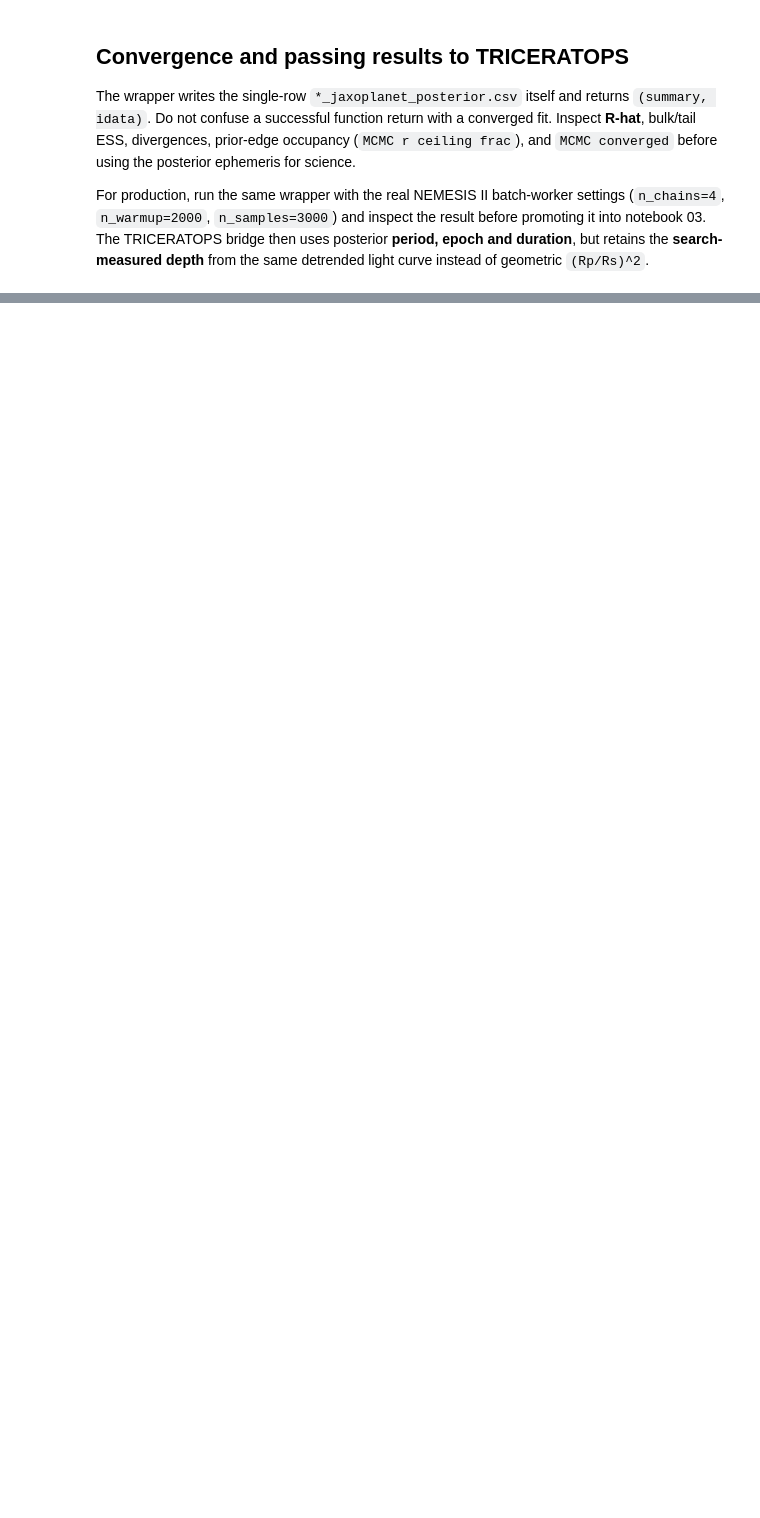
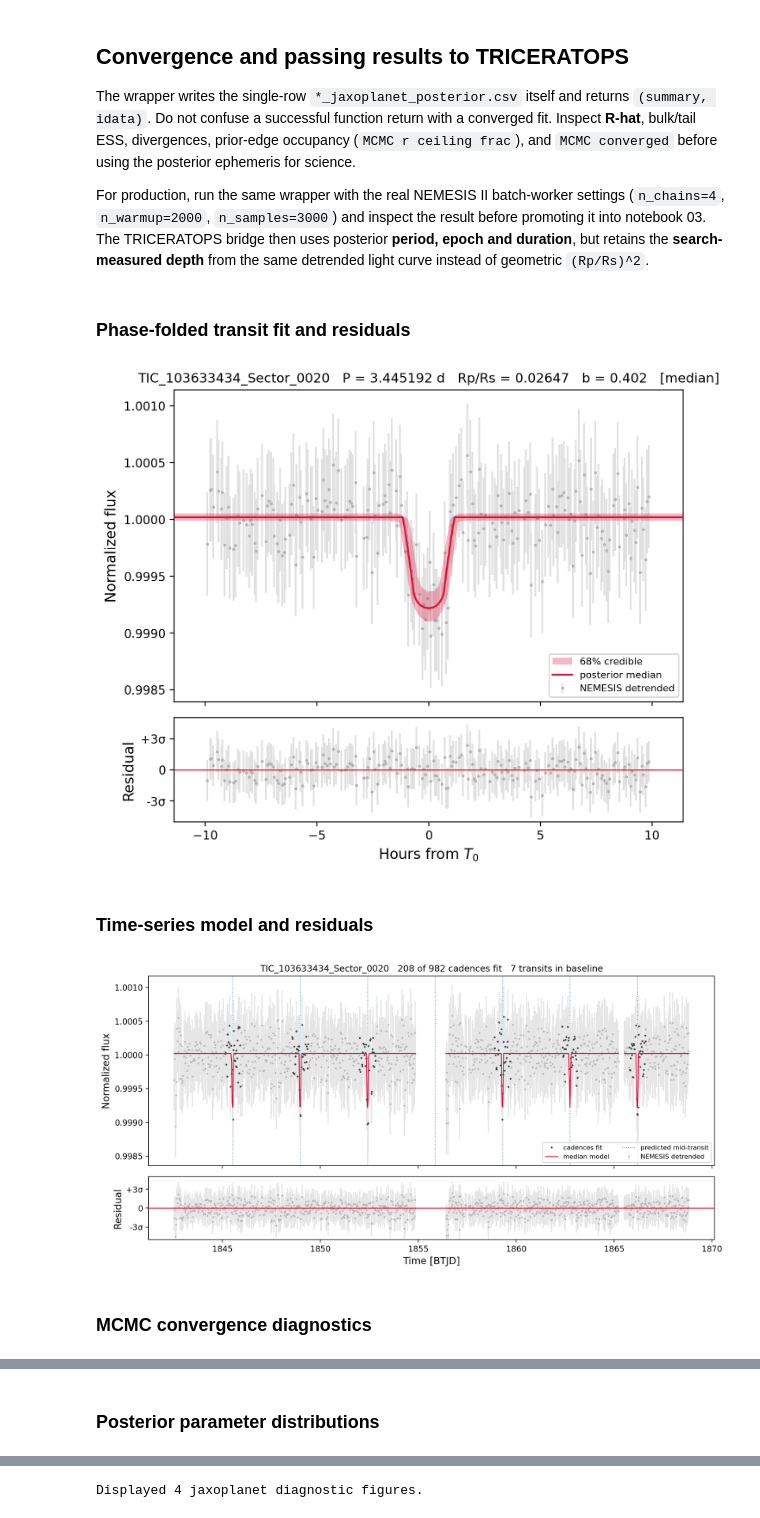
Before and after one commit to daxfeliz/NEMESIS, a Jupyter notebook: docs/notebooks/02_jaxoplanet_refit.ipynb, the cells around one changed output, grey strips where cells are left out. Saved outputs shown, nothing was run; the diff lists cells and outputs as text; code cells hidden in the pictures; blank space fills up the shorter version.

Commit message:
Embed NEMESIS vetting reports and modeling figures in tutorials

```diff
--- a/docs/notebooks/02_jaxoplanet_refit.ipynb
+++ b/docs/notebooks/02_jaxoplanet_refit.ipynb
@@ -155,3 +153,48 @@ settings (`n_chains=4`, `n_warmup=2000`, `n_samples=3000`) and inspect the
 result before promoting it into notebook 03. The TRICERATOPS bridge then uses
 posterior **period, epoch and duration**, but retains the **search-measured
 depth** from the same detrended light curve instead of geometric `(Rp/Rs)^2`.
+# %%
+
+from pathlib import Path
+from IPython.display import Image, Markdown, display
+
+tic_id = 103633434
+sector = 20
+
+plot_dir = (
+    Path.home()
+    / "nemesis_tutorials"
+    / "toi1235_s20"
+    / "jaxoplanet"
+)
+
+prefix = f"TIC_{tic_id}_Sector_{sector:04d}"
+
+figures = {
+    "fit": "Phase-folded transit fit and residuals",
+    "timeseries": "Time-series model and residuals",
+    "trace": "MCMC convergence diagnostics",
+    "corner": "Posterior parameter distributions",
+}
+
+n_displayed = 0
+
+for kind, title in figures.items():
+    figure_path = plot_dir / f"{prefix}_jaxoplanet_{kind}.png"
+
+    if not figure_path.is_file():
+        print(f"Not generated: {figure_path.name}")
+        continue
+
+    display(Markdown(f"### {title}"))
+    display(Image(filename=str(figure_path), width=950))
+    n_displayed += 1
+
+assert n_displayed > 0, f"No jaxoplanet PNGs in {plot_dir}"
+print(f"Displayed {n_displayed} jaxoplanet diagnostic figures.")
+# %% [output]
+### Phase-folded transit fit and residuals
+[figure, added]
+### Time-series model and residuals
+[figure, added]
+### MCMC convergence diagnostics
@@ -157,0 +202 @@ depth** from the same detrended light curve instead of geometric `(Rp/Rs)^2`.
+### Posterior parameter distributions
@@ -157,0 +204 @@ depth** from the same detrended light curve instead of geometric `(Rp/Rs)^2`.
+Displayed 4 jaxoplanet diagnostic figures.
```
Also changed, not shown: parts of 2 cells of this notebook, 3 other files.
